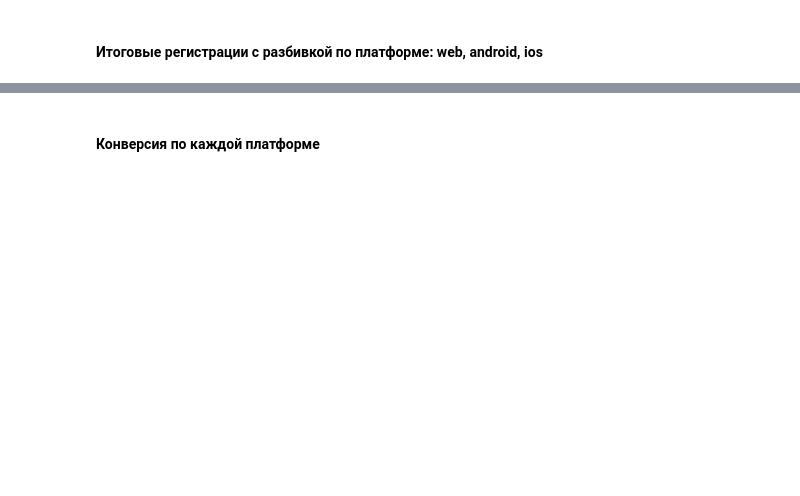
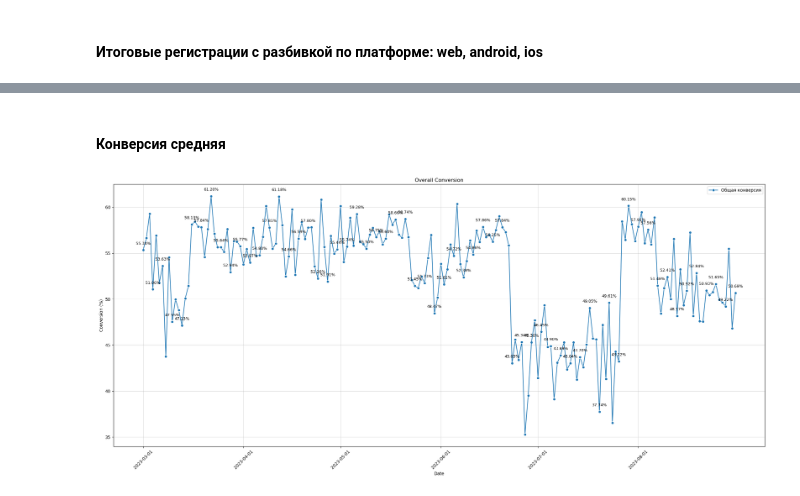
Before and after one commit to Maxim00se/data-analytics-project-100, a Jupyter notebook: data_analysis_notebook.ipynb, the cells around one changed output, grey strips where cells are left out. Cells and saved outputs as stored; diff of their text form; code cells hidden in the pictures; blank space fills up the shorter version.

```diff
--- a/data_analysis_notebook.ipynb
+++ b/data_analysis_notebook.ipynb
@@ -262,2 +288,33 @@ plt.savefig('./charts/weekly_registrations_by_platform.png')
 # %% [markdown]
-#### Конверсия по каждой платформе
+#### Конверсия средняя
+# %%
+# Преобразуем даты в формат datetime
+conversion['date_group'] = pd.to_datetime(conversion['date_group'])
+conversion_mean = conversion.groupby('date_group', as_index=False).agg({'conversion': 'mean'})
+
+plt.figure(figsize=(22, 10))
+sns.lineplot(data=conversion_mean, x='date_group', y='conversion', marker='o', label='Общая конверсия')
+
+month_ticks_con = conversion_mean['date_group'][conversion_mean['date_group'].dt.is_month_start]
+plt.xticks(month_ticks_con, rotation=45)
+
+for i in range(len(conversion_mean)):
+    if i % 3 == 0:
+        plt.text(
+            x=conversion_mean['date_group'][i],
+            y=conversion_mean['conversion'][i] + 0.5,  # Сместить текст чуть выше точки
+            s=f"{conversion_mean['conversion'][i]:.2f}%",  # Формат с процентами
+            fontsize=9,
+            ha='center',
+            va='bottom',
+            color='black'
+        )
+
+plt.xlabel('Date')
+plt.ylabel('Conversion (%)')
+plt.title('Overall Conversion')
+plt.grid(alpha=0.5)
+plt.tight_layout()
+plt.savefig('./charts/overall_conversion.png')
+# %% [output]
+[figure, added]
```
Also changed, not shown: parts of 7 cells of this notebook, 6 other files.
